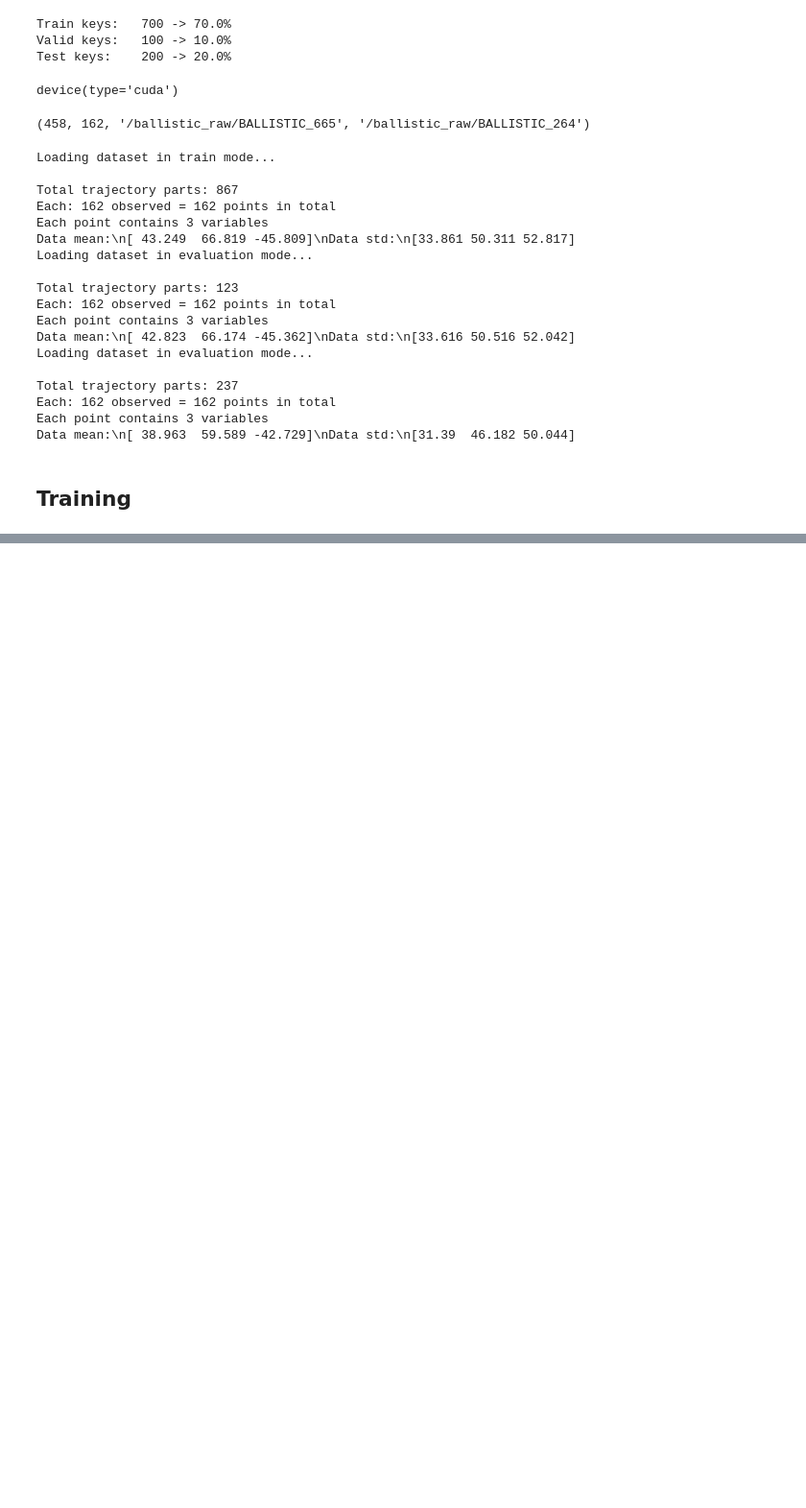
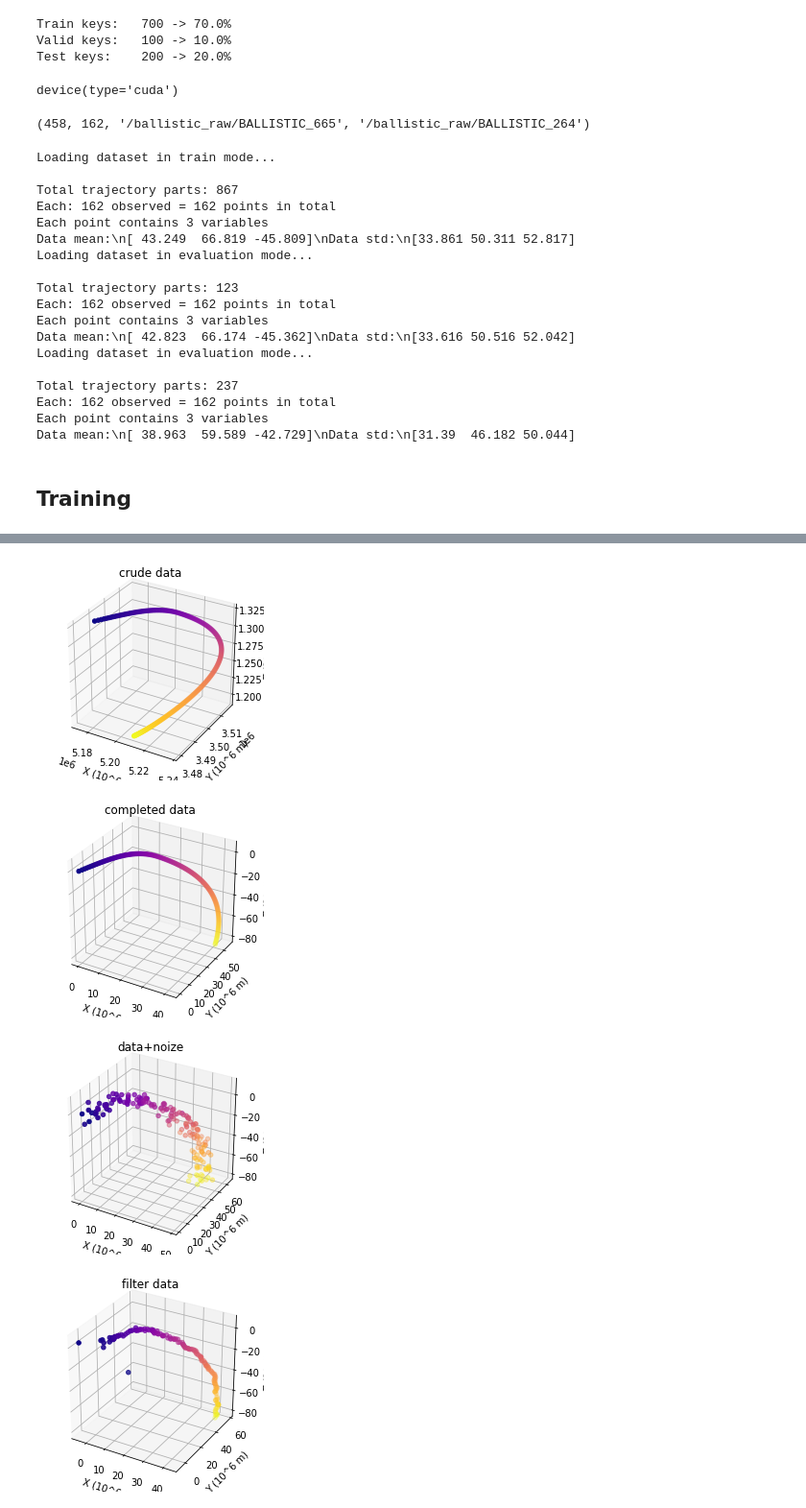
Before and after one commit to dart9905/coursework, a Jupyter notebook: KalmanNN/KalmanNN.ipynb, the cells around one changed output, grey strips where cells are left out. Shown at 96% size. Drawn from its saved outputs; the diff is of its cells as text; code cells hidden in the pictures; blank space fills up the shorter version.

```diff
--- a/KalmanNN/KalmanNN.ipynb
+++ b/KalmanNN/KalmanNN.ipynb
@@ -804,0 +802,27 @@ mean test accuracy: 79.6 %
+# %%
+def plot_trajectory(data, label=''):
+    # display some trajectories for visual representation
+    fig = plt.figure(figsize=plt.figaspect(1))
+    ax = fig.add_subplot(111, projection='3d')
+    data = np.array(data)
+    colors = np.arange(data.shape[0])
+
+    # Plot:
+    ax.scatter3D(data[:, 0], data[:, 1], data[:, 2], c=colors, cmap='plasma');
+    ax.set_xlabel('X (10^6 m)')
+    ax.set_ylabel('Y (10^6 m)')
+    ax.set_zlabel('Z (10^6 m)')
+    ax.set_title(CLASSNAME.get(label, label))
+
+    plt.show()
+# %%
+k = 0
+plot_trajectory(dset[test_keys[k]], 'crude data')
+plot_trajectory(test_data.data['data'][k], 'completed data')
+plot_trajectory(test_data.data['data_noise'][k], 'data+noize')
+plot_trajectory(pack_predictions[k//8][k-k//8*8], 'filter data')
+# %% [output]
+[figure, added]
+[figure, added]
+[figure, added]
+[figure, added]
```
Also changed, not shown: parts of 9 cells of this notebook, 1 other file.
